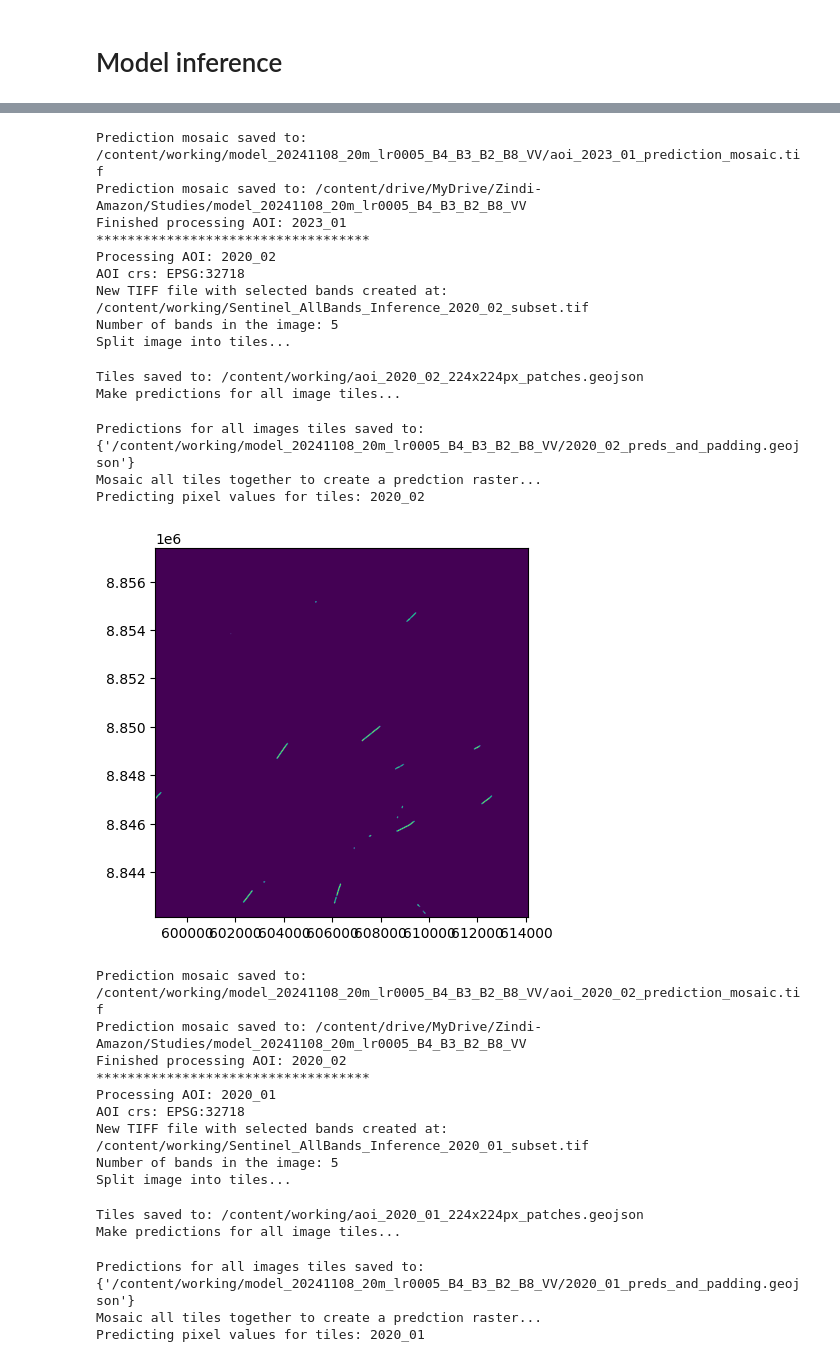
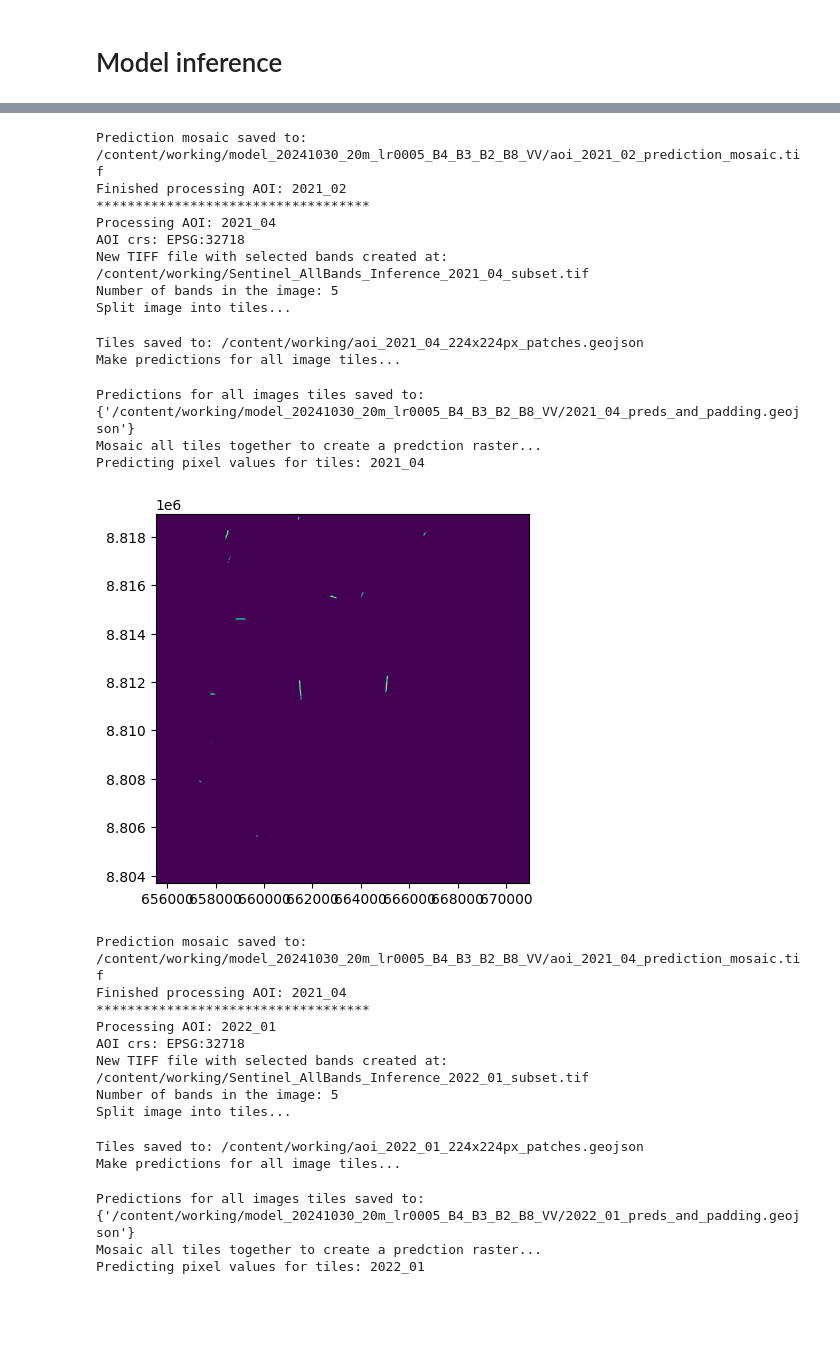
Before and after one commit to liangchow/zindi-amazon-secret-runway, a Jupyter notebook: zindi_airstrip_prediction.ipynb, the cells around one changed output, grey strips where cells are left out. Saved outputs shown, nothing was run; the diff lists cells and outputs as text; code cells hidden in the pictures; blank space fills up the shorter version.

Commit message:
Switch to submitted model

```diff
--- a/zindi_airstrip_prediction.ipynb
+++ b/zindi_airstrip_prediction.ipynb
@@ -369,7 +375,7 @@ def generate_tiles(image_file, output_file, aoi_name, size=224):
               bbox = box(*bbox)
 
               # Create a unique id for each geometry
-              uid = '{}-{}'.format(area_str.lower().replace(' ', '_'), index)
+              uid = '{}-{}'.format(aoi_name.lower().replace(' ', '_'), index)
 
               # Update dictionary
               geo_dict['id'].append(uid)
@@ -758,6 +764,6 @@ def process_and_mosaic_predictions(tiles, inference_image_path, model_name, aoi_
 # %% [markdown]
 # Model inference
 # %%
-model_name = 'model_20241108_20m_lr0005_B4_B3_B2_B8_VV'
+model_name = 'model_20241030_20m_lr0005_B4_B3_B2_B8_VV'
 print(f"Selected Model: {model_name}")
 # %% [output]
@@ -815,9 +822,9 @@ for aoi_name in aoi_list:
   print("Mosaic all tiles together to create a predction raster...")
   predictions_mosaic = process_and_mosaic_predictions(tiles, inference_image_path, model_name, aoi_name, working_path)
 
-  # Copy the mosaic file to the shared Google Drive folder
-  shutil.copy(predictions_mosaic, shared_folder_path)
-  print(f"Prediction mosaic saved to: {shared_folder_path}")
+  # Uncomment the following lines to copy mosaic to the shared Google Drive folder
+  # shutil.copy(predictions_mosaic, shared_folder_path)
+  # print(f"Prediction mosaic saved to: {shared_folder_path}")
 
   print(f"Finished processing AOI: {aoi_name}")
   print("***********************************")
@@ -836,29 +843,27 @@ Predicting pixel values for tiles: 2023_01
-Prediction mosaic saved to: /content/working/model_20241108_20m_lr0005_B4_B3_B2_B8_VV/aoi_2023_01_prediction_mosaic.tif
-Prediction mosaic saved to: /content/drive/MyDrive/Zindi-Amazon/Studies/model_20241108_20m_lr0005_B4_B3_B2_B8_VV
-Finished processing AOI: 2023_01
+Prediction mosaic saved to: /content/working/model_20241030_20m_lr0005_B4_B3_B2_B8_VV/aoi_2021_02_prediction_mosaic.tif
+Finished processing AOI: 2021_02
 ***********************************
-Processing AOI: 2020_02
+Processing AOI: 2021_04
 AOI crs: EPSG:32718
-New TIFF file with selected bands created at: /content/working/Sentinel_AllBands_Inference_2020_02_subset.tif
+New TIFF file with selected bands created at: /content/working/Sentinel_AllBands_Inference_2021_04_subset.tif
 Number of bands in the image: 5
 Split image into tiles...
-Tiles saved to: /content/working/aoi_2020_02_224x224px_patches.geojson
+Tiles saved to: /content/working/aoi_2021_04_224x224px_patches.geojson
 Make predictions for all image tiles...
-Predictions for all images tiles saved to: {'/content/working/model_20241108_20m_lr0005_B4_B3_B2_B8_VV/2020_02_preds_and_padding.geojson'}
+Predictions for all images tiles saved to: {'/content/working/model_20241030_20m_lr0005_B4_B3_B2_B8_VV/2021_04_preds_and_padding.geojson'}
 Mosaic all tiles together to create a predction raster...
-Predicting pixel values for tiles: 2020_02
+Predicting pixel values for tiles: 2021_04
-[figure, old version]
+[figure, new version]
-Prediction mosaic saved to: /content/working/model_20241108_20m_lr0005_B4_B3_B2_B8_VV/aoi_2020_02_prediction_mosaic.tif
-Prediction mosaic saved to: /content/drive/MyDrive/Zindi-Amazon/Studies/model_20241108_20m_lr0005_B4_B3_B2_B8_VV
-Finished processing AOI: 2020_02
+Prediction mosaic saved to: /content/working/model_20241030_20m_lr0005_B4_B3_B2_B8_VV/aoi_2021_04_prediction_mosaic.tif
+Finished processing AOI: 2021_04
 ***********************************
-Processing AOI: 2020_01
+Processing AOI: 2022_01
 AOI crs: EPSG:32718
-New TIFF file with selected bands created at: /content/working/Sentinel_AllBands_Inference_2020_01_subset.tif
+New TIFF file with selected bands created at: /content/working/Sentinel_AllBands_Inference_2022_01_subset.tif
 Number of bands in the image: 5
 Split image into tiles...
-Tiles saved to: /content/working/aoi_2020_01_224x224px_patches.geojson
+Tiles saved to: /content/working/aoi_2022_01_224x224px_patches.geojson
 Make predictions for all image tiles...
-Predictions for all images tiles saved to: {'/content/working/model_20241108_20m_lr0005_B4_B3_B2_B8_VV/2020_01_preds_and_padding.geojson'}
+Predictions for all images tiles saved to: {'/content/working/model_20241030_20m_lr0005_B4_B3_B2_B8_VV/2022_01_preds_and_padding.geojson'}
 Mosaic all tiles together to create a predction raster...
-Predicting pixel values for tiles: 2020_01
+Predicting pixel values for tiles: 2022_01
```
Also changed, not shown: parts of 7 cells of this notebook.
